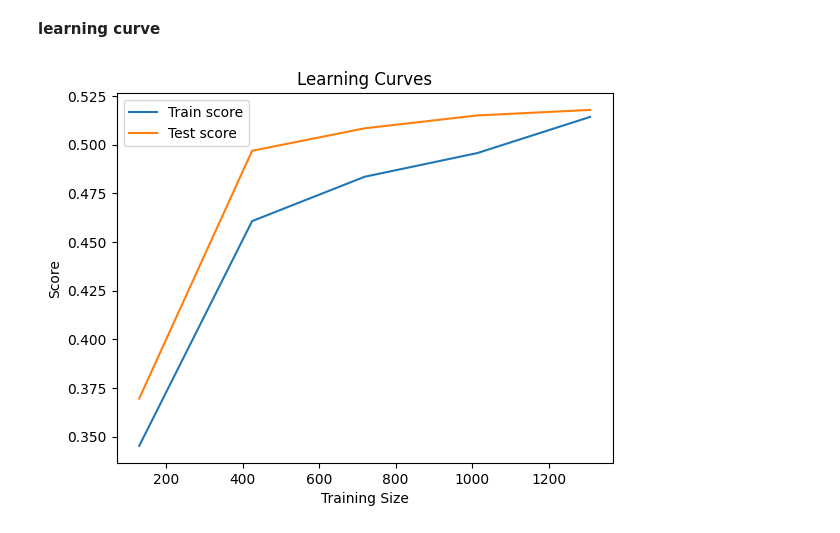
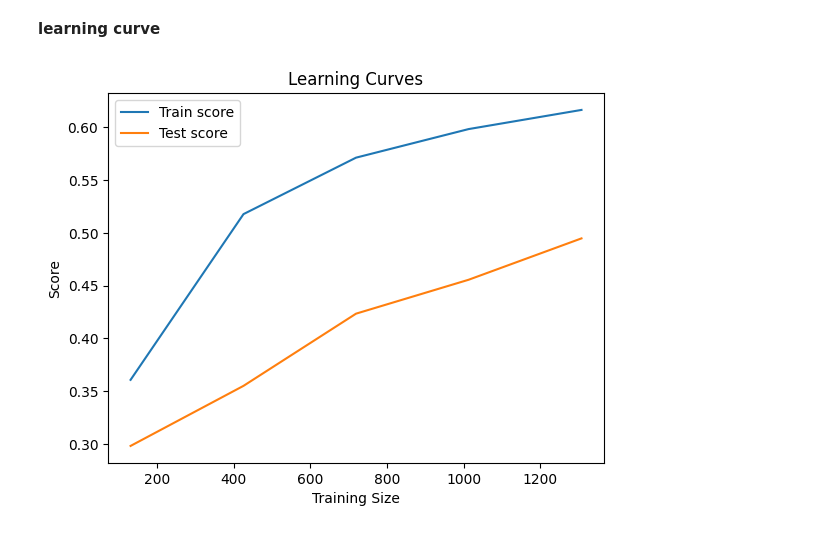
Before and after one commit to Chebil-Ilef/Apartment-Price-Predictor, a Jupyter notebook: modeling/knn_model.ipynb, the cells around one changed output. Saved outputs shown, nothing was run; the diff lists cells and outputs as text; code cells hidden in the pictures.

Commit message:
feat: knn model

```diff
--- a/modeling/knn_model.ipynb
+++ b/modeling/knn_model.ipynb
@@ -32,3 +32,21 @@ X_train_scaled = scaler.fit_transform(X_train)
 X_test_scaled = scaler.transform(X_test)
 # %% [markdown]
 # KNN
+# %%
+knn_regressor = KNeighborsRegressor()
+
+# Set up the parameter grid for n_neighbors
+param_grid = {'n_neighbors': np.arange(1, 50)}  # You can adjust the range as needed
+
+# Set up the GridSearchCV with 5-fold cross-validation
+grid_search = GridSearchCV(knn_regressor, param_grid, cv=5, scoring='r2', verbose=1)
+
+# Fit the grid search to the training data
+grid_search.fit(X_train_scaled, y_train)
+
+# Get the best number of neighbors and the corresponding best score
+best_n_neighbors = grid_search.best_params_['n_neighbors']
+best_score = grid_search.best_score_
+
+print(f'Best number of neighbors: {best_n_neighbors}')
+print(f'Best score: {best_score}')
@@ -35,5 +57,5 @@ X_test_scaled = scaler.transform(X_test)
 # %%
-knn_regressor = KNeighborsRegressor(n_neighbors=5)
+knn_regressor = KNeighborsRegressor(n_neighbors=7)
 knn_regressor.fit(X_train_scaled, y_train)
 
 y_hat= knn_regressor.predict(X_test_scaled)
@@ -75,17 +84,15 @@ plt.show()
 # %% [markdown]
 **learning curve**
 # %%
-from sklearn.model_selection import learning_curve
-import numpy as np
 
-train_sizes, train_scores, test_scores = learning_curve(model, X_train, y_train, cv=5)
+train_sizes, train_scores, test_scores = learning_curve(knn_regressor, X_train, y_train, cv=5)
 
 plt.plot(train_sizes, np.mean(train_scores, axis=1), label='Train score')
 plt.plot(train_sizes, np.mean(test_scores, axis=1), label='Test score')
 plt.xlabel('Training Size')
 plt.ylabel('Score')
 plt.title('Learning Curves')
 plt.legend()
 plt.show()
 # %% [output]
-[figure, old version]
+[figure, new version]
```
Also changed, not shown: parts of 6 cells of this notebook.
